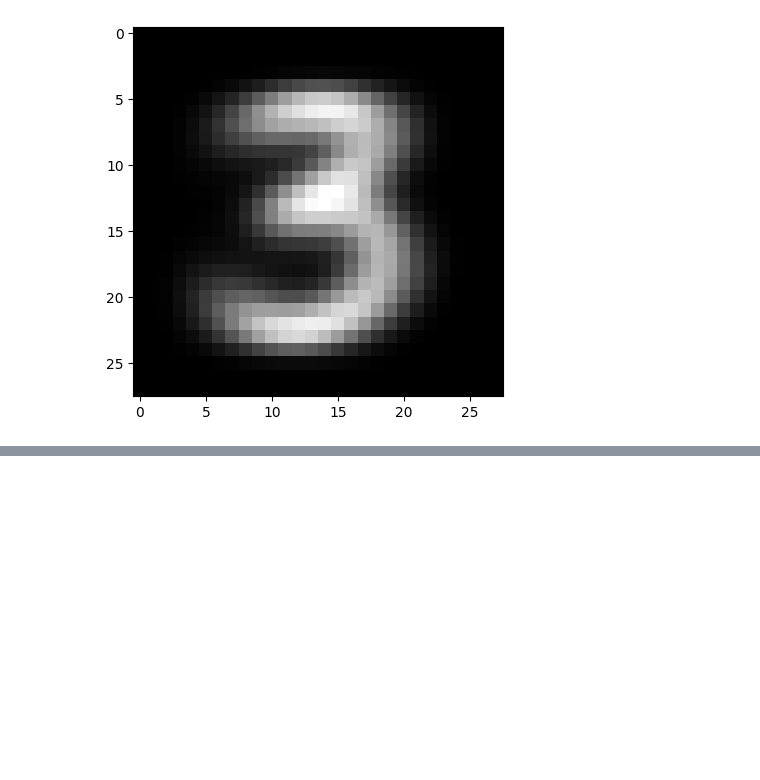
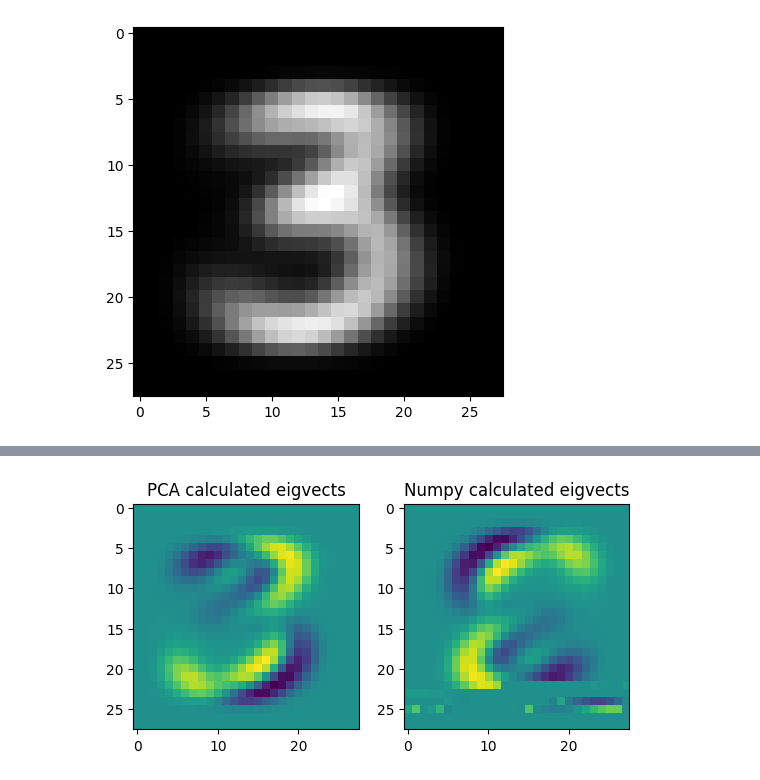
Before and after one commit to gkaretka/linalg, a Jupyter notebook: pca.ipynb, the cells around one changed output, grey strips where cells are left out. Saved outputs shown, nothing was run; the diff lists cells and outputs as text; code cells hidden in the pictures; blank space fills up the shorter version.

```diff
--- a/pca.ipynb
+++ b/pca.ipynb
@@ -83,3 +82,24 @@ array([[ 0.00000000e+00,  0.00000000e+00,  0.00000000e+00, ...,
+# %%
+var_per=0.98
+
+eigvals, eigvects = np.linalg.eigh(cov)
+idx = np.argsort(eigvals.T)[::-1]
+evecs = eigvects.T[:,idx]
+# %%
+num_of_vectors_to_use = 100
+num_of_vects_cols = 3
+num_of_vects_row = 3
+
+fig, axs = plt.subplots(nrows=1, ncols=2)
+
+axs[0].imshow(pca.components_[0].reshape(28,28))
+axs[0].set_title('PCA calculated eigvects')
+
+axs[1].imshow(evecs[::-1][0].reshape(28,28))
+axs[1].set_title('Numpy calculated eigvects')
+plt.show()
+# %% [output]
+[figure, added]
 # %%
 fig, axs = plt.subplots(nrows=num_of_vects_row, ncols=num_of_vects_cols)
 for i in range(num_of_vects_row):
```
Also changed, not shown: parts of 7 cells of this notebook.
